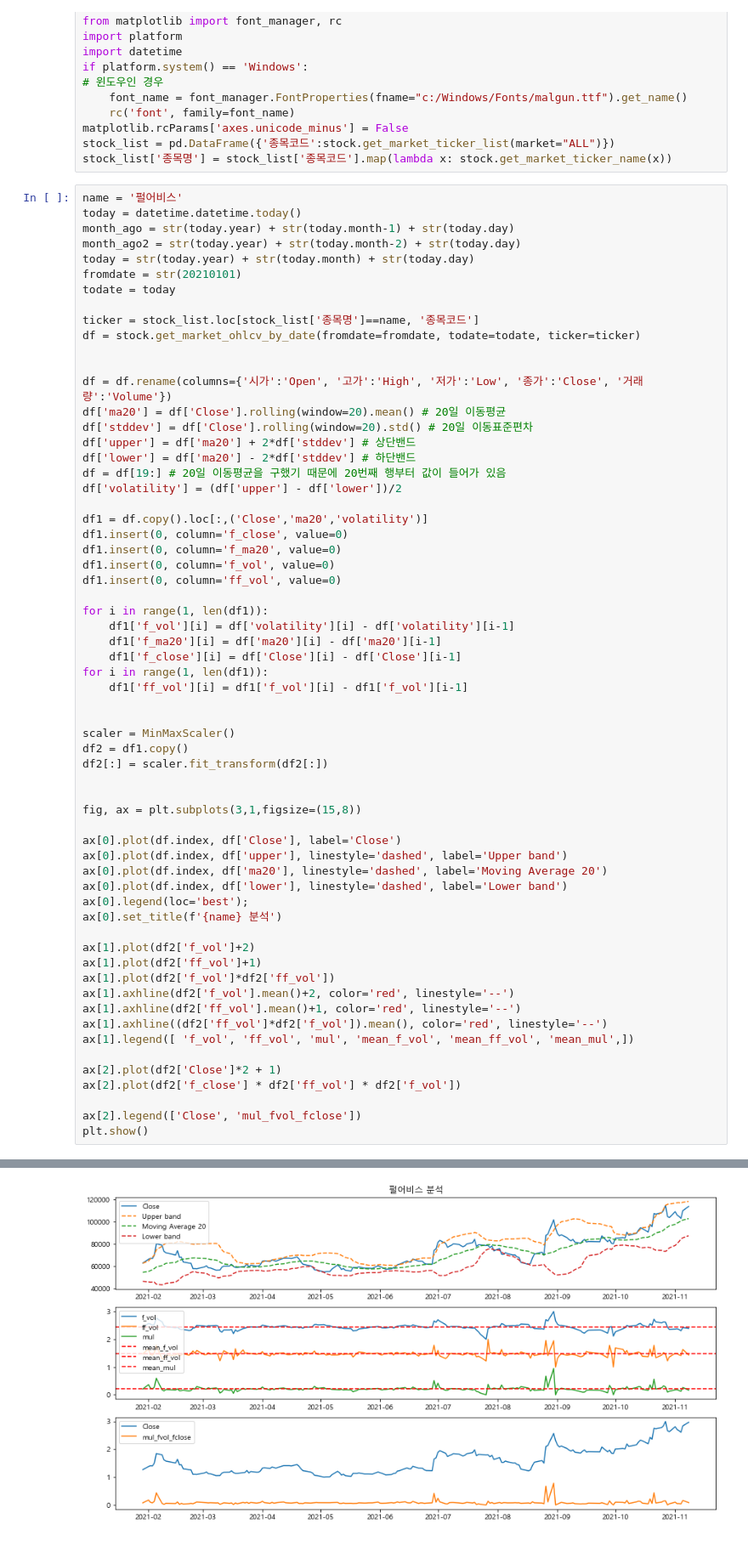
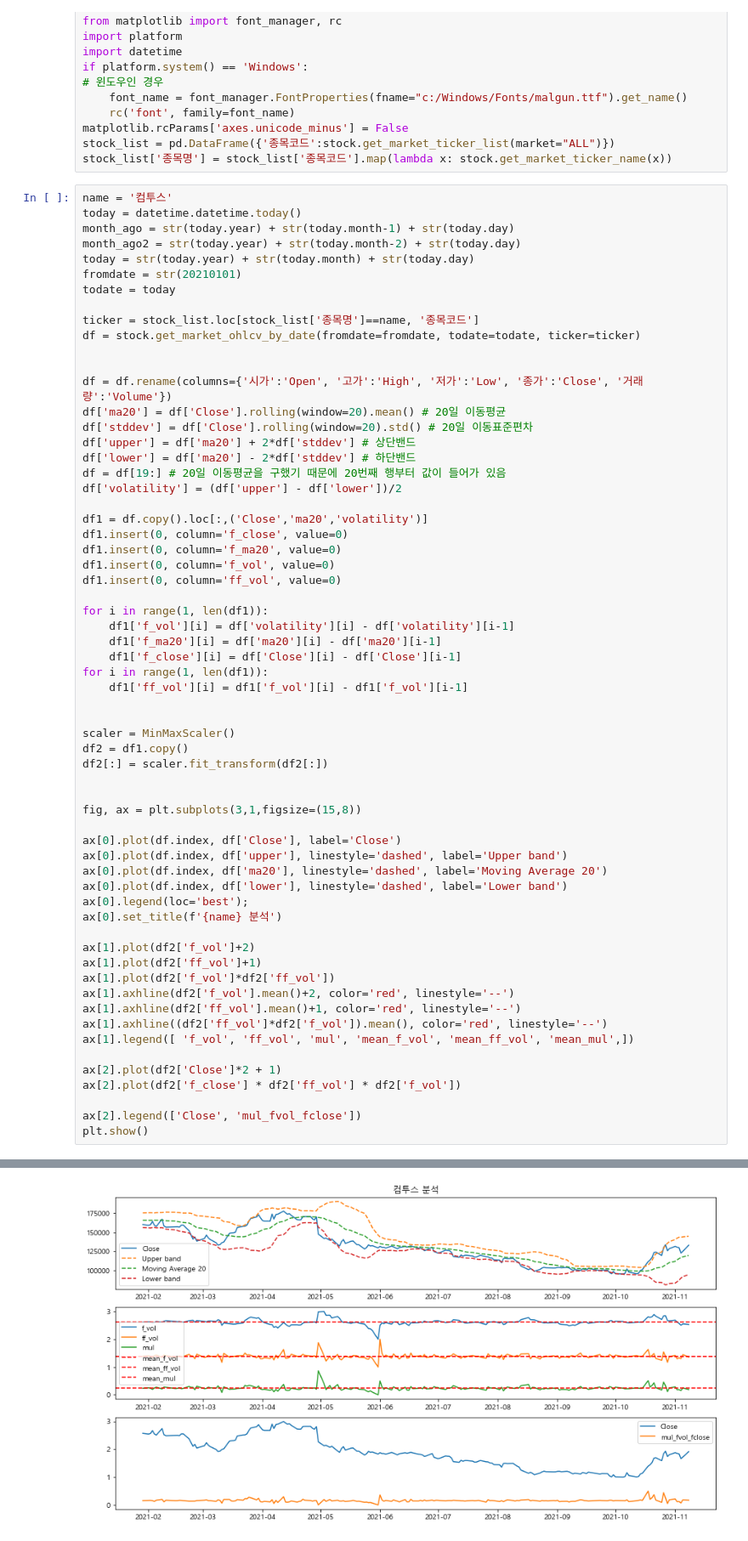
Before and after one commit to ghdakrk/Study_quant, a Jupyter notebook: 2.predict_model.ipynb, the cells around one changed output, grey strips where cells are left out. Shown at 85% size. Saved outputs shown, nothing was run; the diff lists cells and outputs as text.

```diff
--- a/2.predict_model.ipynb
+++ b/2.predict_model.ipynb
@@ -15,7 +15,7 @@ matplotlib.rcParams['axes.unicode_minus'] = False
 stock_list = pd.DataFrame({'종목코드':stock.get_market_ticker_list(market="ALL")})
 stock_list['종목명'] = stock_list['종목코드'].map(lambda x: stock.get_market_ticker_name(x))
 # %%
-name = '펄어비스'
+name = '컴투스'
 today = datetime.datetime.today()
 month_ago = str(today.year) + str(today.month-1) + str(today.day)
 month_ago2 = str(today.year) + str(today.month-2) + str(today.day)
@@ -66,31 +66,31 @@ ax[0].set_title(f'{name} 분석')
 ax[1].plot(df2['f_vol']+2)
 ax[1].plot(df2['ff_vol']+1)
 ax[1].plot(df2['f_vol']*df2['ff_vol'])
 ax[1].axhline(df2['f_vol'].mean()+2, color='red', linestyle='--')
 ax[1].axhline(df2['ff_vol'].mean()+1, color='red', linestyle='--')
 ax[1].axhline((df2['ff_vol']*df2['f_vol']).mean(), color='red', linestyle='--')
 ax[1].legend([ 'f_vol', 'ff_vol', 'mul', 'mean_f_vol', 'mean_ff_vol', 'mean_mul',])
 
 ax[2].plot(df2['Close']*2 + 1)
 ax[2].plot(df2['f_close'] * df2['ff_vol'] * df2['f_vol'])
 
 ax[2].legend(['Close', 'mul_fvol_fclose'])
 plt.show()
 # %% [output]
 A value is trying to be set on a copy of a slice from a DataFrame
 
 See the caveats in the documentation: https://pandas.pydata.org/pandas-docs/stable/user_guide/indexing.html#returning-a-view-versus-a-copy
   df1['f_vol'][i] = df['volatility'][i] - df['volatility'][i-1]
 A value is trying to be set on a copy of a slice from a DataFrame
 
 See the caveats in the documentation: https://pandas.pydata.org/pandas-docs/stable/user_guide/indexing.html#returning-a-view-versus-a-copy
   df1['f_ma20'][i] = df['ma20'][i] - df['ma20'][i-1]
 A value is trying to be set on a copy of a slice from a DataFrame
 
 See the caveats in the documentation: https://pandas.pydata.org/pandas-docs/stable/user_guide/indexing.html#returning-a-view-versus-a-copy
   df1['f_close'][i] = df['Close'][i] - df['Close'][i-1]
 A value is trying to be set on a copy of a slice from a DataFrame
 
 See the caveats in the documentation: https://pandas.pydata.org/pandas-docs/stable/user_guide/indexing.html#returning-a-view-versus-a-copy
   df1['ff_vol'][i] = df1['f_vol'][i] - df1['f_vol'][i-1]
-[figure, old version]
+[figure, new version]
```
Also changed, not shown: parts of 1 cell of this notebook.
